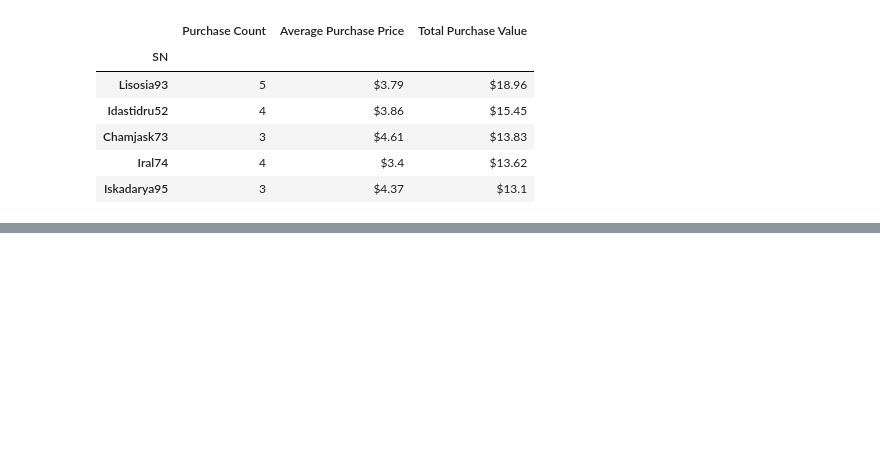
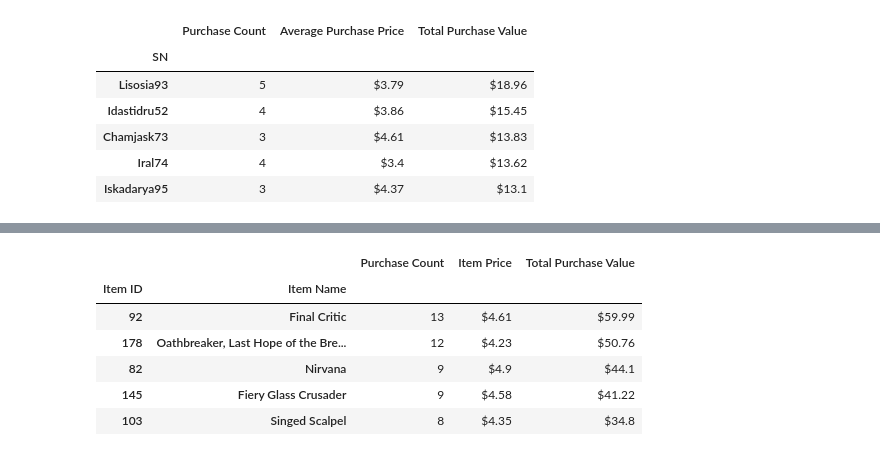
Before and after one commit to aarvinrathod/pandas-challenge, a Jupyter notebook: HeroesOfPymoli/heroes_of_pymoli.ipynb, the cells around one changed output, grey strips where cells are left out. Cells and saved outputs as stored; diff of their text form; code cells hidden in the pictures; blank space fills up the shorter version.

```diff
--- a/HeroesOfPymoli/heroes_of_pymoli.ipynb
+++ b/HeroesOfPymoli/heroes_of_pymoli.ipynb
@@ -292,0 +332,19 @@ spender_analysis_final.head()
+# %%
+profitable_analysis['Total Purchase Value'] = '$' + profitable_analysis['Total Purchase Value'].astype(str)
+# %%
+profitable_analysis['Item Price'] = round(profitable_analysis['Item Price'],2)
+# %%
+profitable_analysis['Item Price'] = '$' + profitable_analysis['Item Price'].astype(str)
+# %%
+keep_columns6 = ['Purchase Count','Item Price','Total Purchase Value']
+profitable_analysis_final = pd.DataFrame(profitable_analysis[keep_columns6])
+# %%
+profitable_analysis_final.head()
+# %% [output]
+|  |  | Purchase Count | Item Price | Total Purchase Value |
+| Item ID | Item Name |  |  |  |
+| 92 | Final Critic | 13 | $4.61 | $59.99 |
+| 178 | Oathbreaker, Last Hope of the Bre... | 12 | $4.23 | $50.76 |
+| 82 | Nirvana | 9 | $4.9 | $44.1 |
+| 145 | Fiery Glass Crusader | 9 | $4.58 | $41.22 |
+| 103 | Singed Scalpel | 8 | $4.35 | $34.8 |
```
Also changed, not shown: parts of 20 cells of this notebook.
